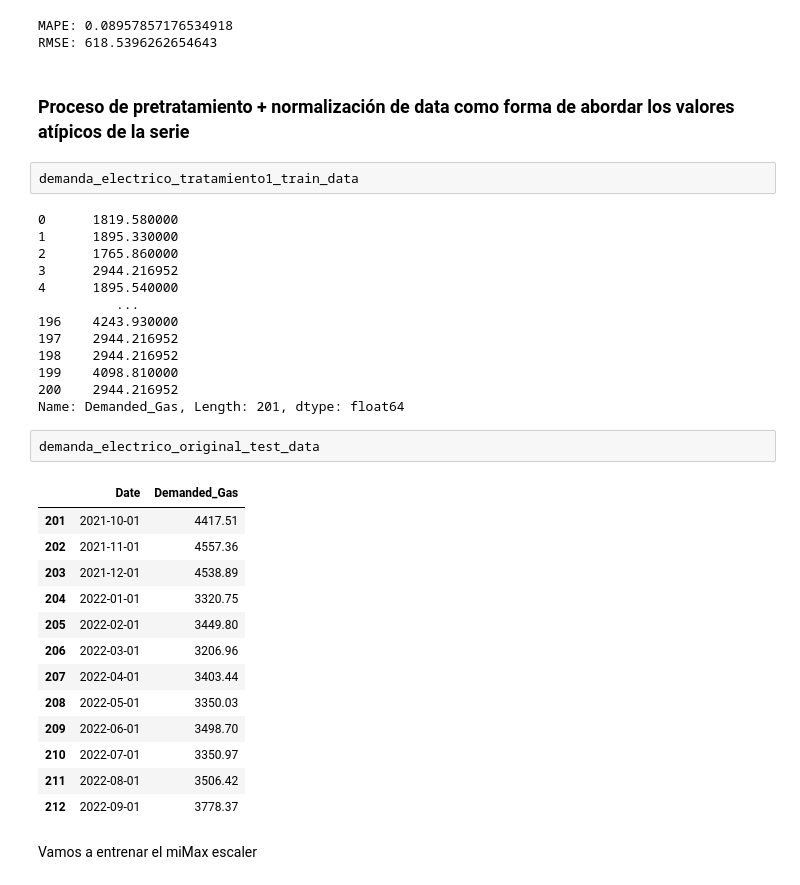
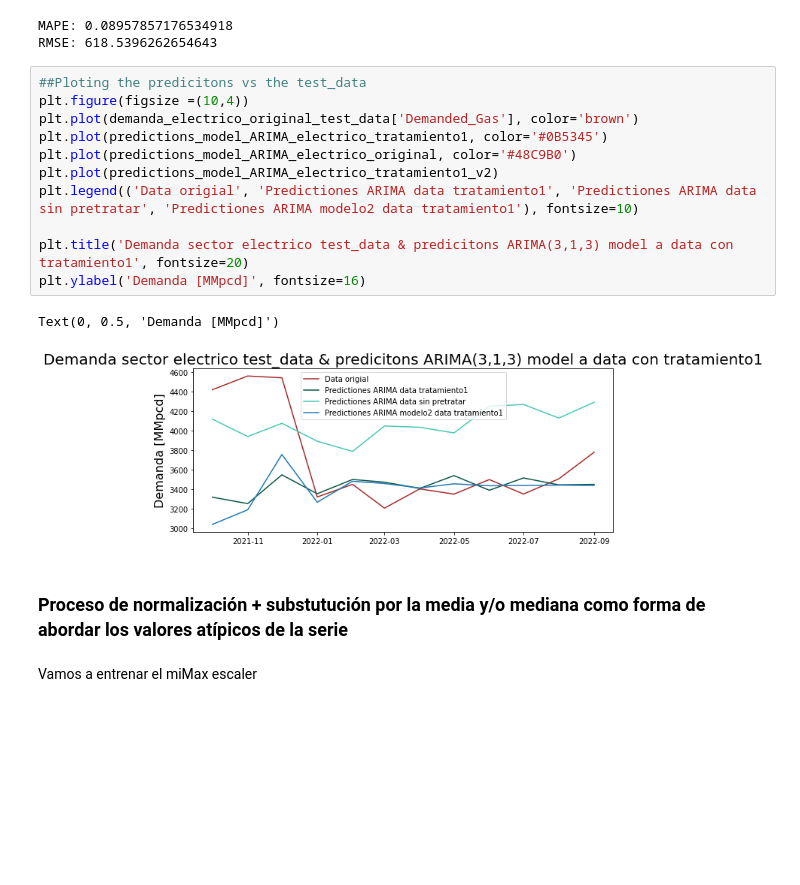
Before and after one commit to Sergio-Ibarra-1795/Diplomado_UNAM_DC_Full_gitHub, a Jupyter notebook: Diplomado_DS_Proyecto_Final/Demanda_electrico_ARIMA_con_pretratamiento_v1_1.ipynb, the cells around one changed output. Saved outputs shown, nothing was run; the diff lists cells and outputs as text; blank space fills up the shorter version.

```diff
--- a/Diplomado_DS_Proyecto_Final/Demanda_electrico_ARIMA_con_pretratamiento_v1_1.ipynb
+++ b/Diplomado_DS_Proyecto_Final/Demanda_electrico_ARIMA_con_pretratamiento_v1_1.ipynb
@@ -826,39 +825,22 @@ print('RMSE:', RMSE_predictions_model_ARIMA_electrico_tratamiento1_v2)
 # %% [output]
 MAPE: 0.08957857176534918
 RMSE: 618.5396262654643
+# %%
+##Ploting the predicitons vs the test_data
+plt.figure(figsize =(10,4))
+plt.plot(demanda_electrico_original_test_data['Demanded_Gas'], color='brown')
+plt.plot(predictions_model_ARIMA_electrico_tratamiento1, color='#0B5345')
+plt.plot(predictions_model_ARIMA_electrico_original, color='#48C9B0')
+plt.plot(predictions_model_ARIMA_electrico_tratamiento1_v2)
+plt.legend(('Data origial', 'Predictiones ARIMA data tratamiento1', 'Predictiones ARIMA data sin pretratar', 'Predictiones ARIMA modelo2 data tratamiento1'), fontsize=10)
+
+plt.title('Demanda sector electrico test_data & predicitons ARIMA(3,1,3) model a data con tratamiento1', fontsize=20)
+plt.ylabel('Demanda [MMpcd]', fontsize=16)
+# %% [output]
+Text(0, 0.5, 'Demanda [MMpcd]')
+[figure, added]
 # %% [markdown]
-### Proceso de pretratamiento + normalización de data como forma de abordar los valores atípicos de la serie
+### Proceso de normalización + substutución por la media y/o mediana como forma de abordar los valores atípicos de la serie
-# %%
-demanda_electrico_tratamiento1_train_data
-# %% [output]
-0      1819.580000
-1      1895.330000
-2      1765.860000
-3      2944.216952
-4      1895.540000
-          ...
-196    4243.930000
-197    2944.216952
-198    2944.216952
-199    4098.810000
-200    2944.216952
-Name: Demanded_Gas, Length: 201, dtype: float64
-# %%
-demanda_electrico_original_test_data
-# %% [output]
-|  | Date | Demanded_Gas |
-| 201 | 2021-10-01 | 4417.51 |
-| 202 | 2021-11-01 | 4557.36 |
-| 203 | 2021-12-01 | 4538.89 |
-| 204 | 2022-01-01 | 3320.75 |
-| 205 | 2022-02-01 | 3449.80 |
-| 206 | 2022-03-01 | 3206.96 |
-| 207 | 2022-04-01 | 3403.44 |
-| 208 | 2022-05-01 | 3350.03 |
-| 209 | 2022-06-01 | 3498.70 |
-| 210 | 2022-07-01 | 3350.97 |
-| 211 | 2022-08-01 | 3506.42 |
-| 212 | 2022-09-01 | 3778.37 |
 # %% [markdown]
 Vamos a entrenar el miMax escaler
 # %%
```
Also changed, not shown: parts of 4 cells of this notebook.
